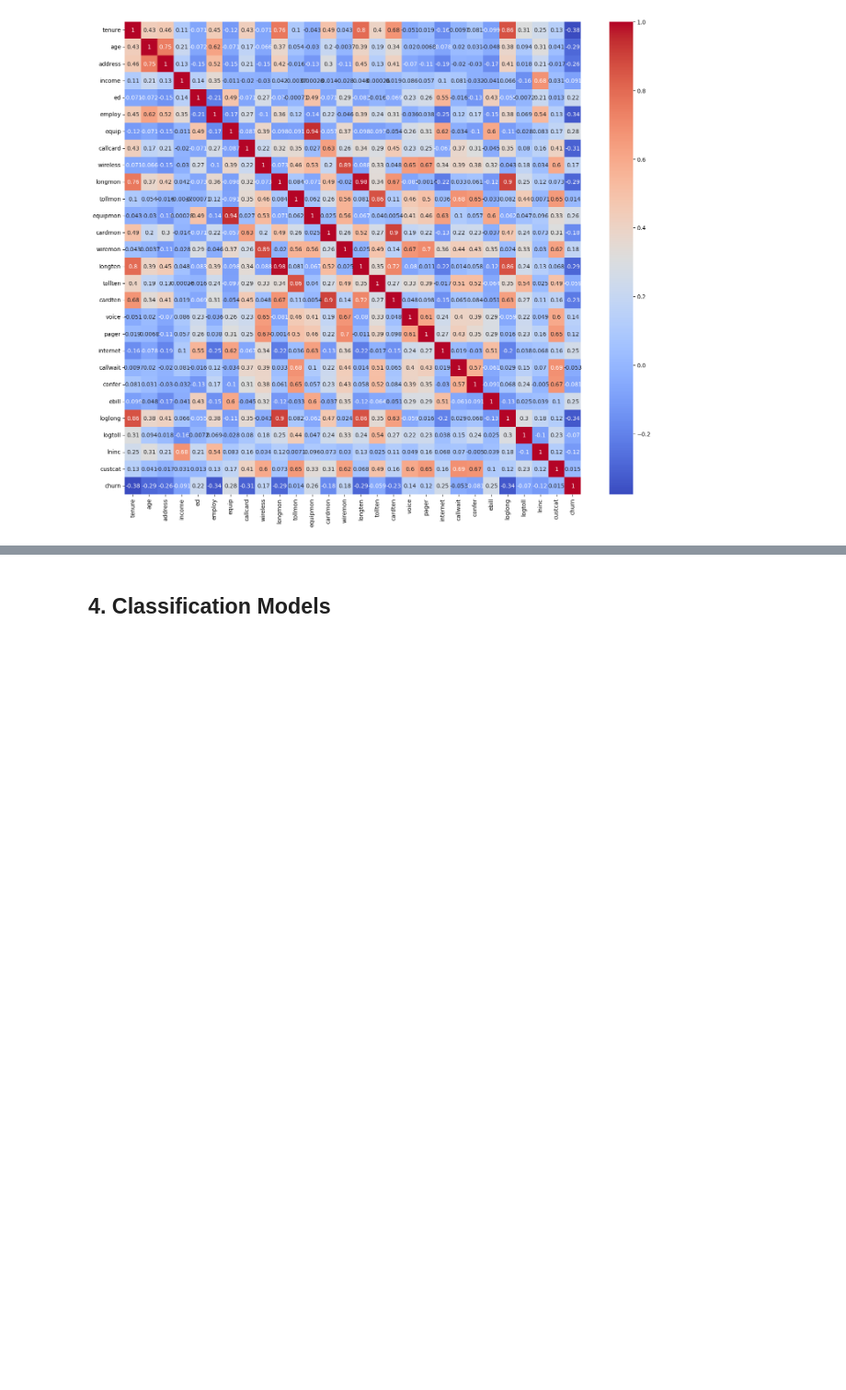
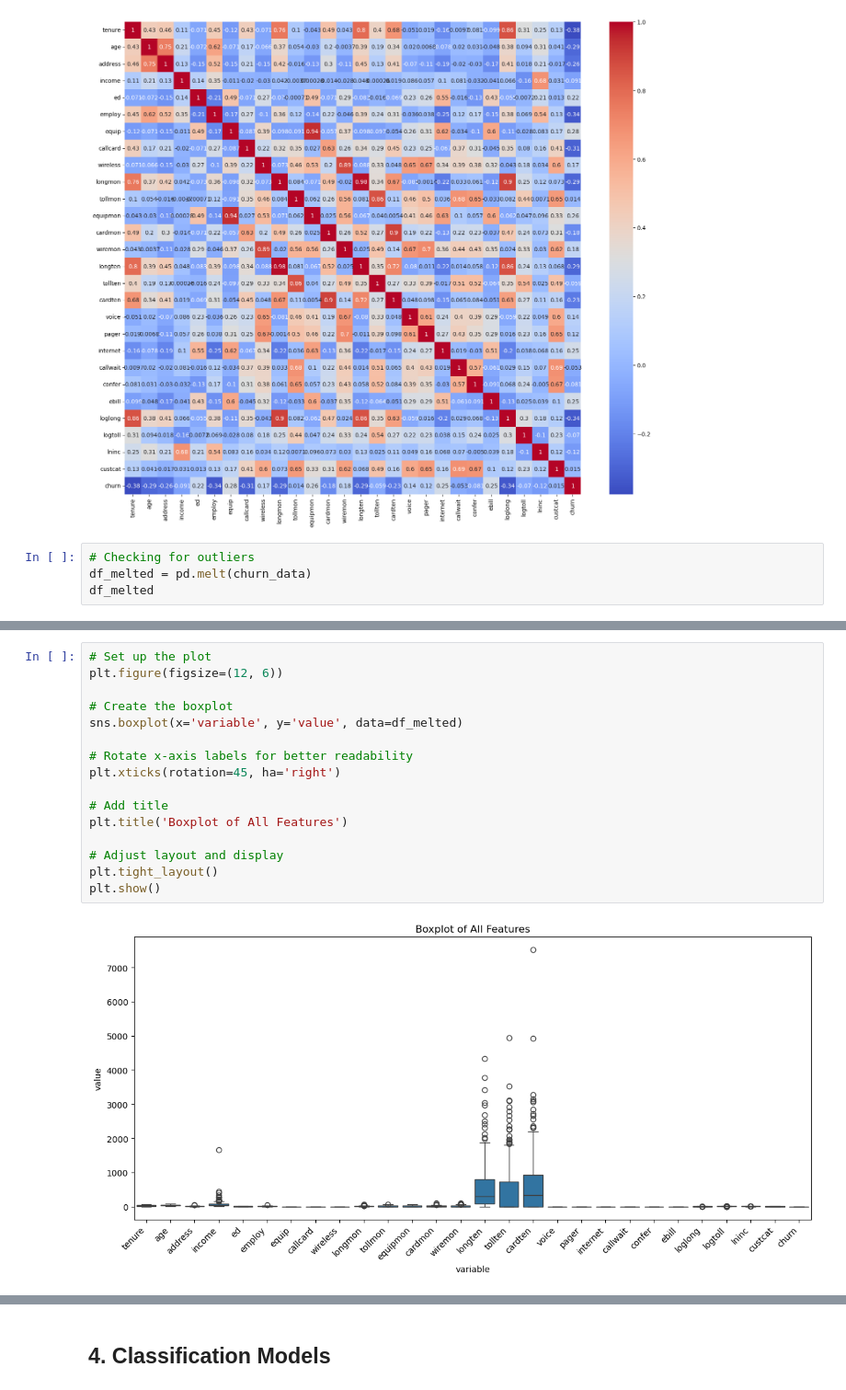
Before and after one commit to Jenkins1128/ChurnClassification, a Jupyter notebook: churn_classification.ipynb, the cells around one changed output, grey strips where cells are left out. Shown: that part at 92% size. Saved outputs shown, nothing was run; the diff lists cells and outputs as text; blank space fills up the shorter version.

```diff
--- a/churn_classification.ipynb
+++ b/churn_classification.ipynb
@@ -77,3 +85,7 @@ sns.heatmap(corr_matrix, annot=True, cmap='coolwarm')
 # %% [output]
 <Axes: >
 [figure]
+# %%
+# Checking for outliers
+df_melted = pd.melt(churn_data)
+df_melted
@@ -80 +106,19 @@ sns.heatmap(corr_matrix, annot=True, cmap='coolwarm')
+# %%
+# Set up the plot
+plt.figure(figsize=(12, 6))
+
+# Create the boxplot
+sns.boxplot(x='variable', y='value', data=df_melted)
+
+# Rotate x-axis labels for better readability
+plt.xticks(rotation=45, ha='right')
+
+# Add title
+plt.title('Boxplot of All Features')
+
+# Adjust layout and display
+plt.tight_layout()
+plt.show()
+# %% [output]
+[figure, added]
 # %%
```
Also changed, not shown: parts of 27 cells of this notebook.
